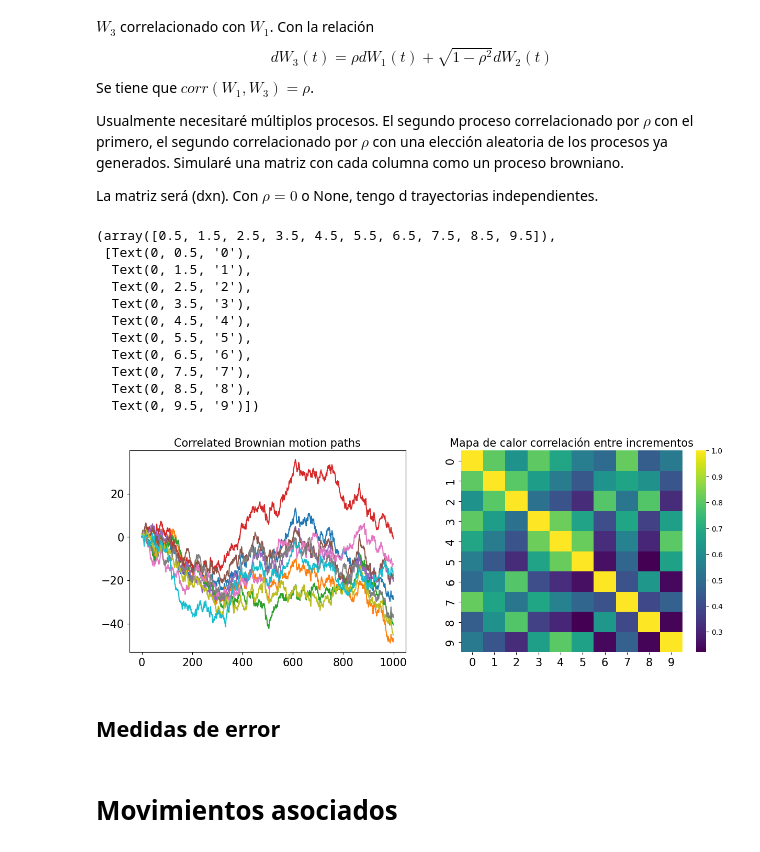
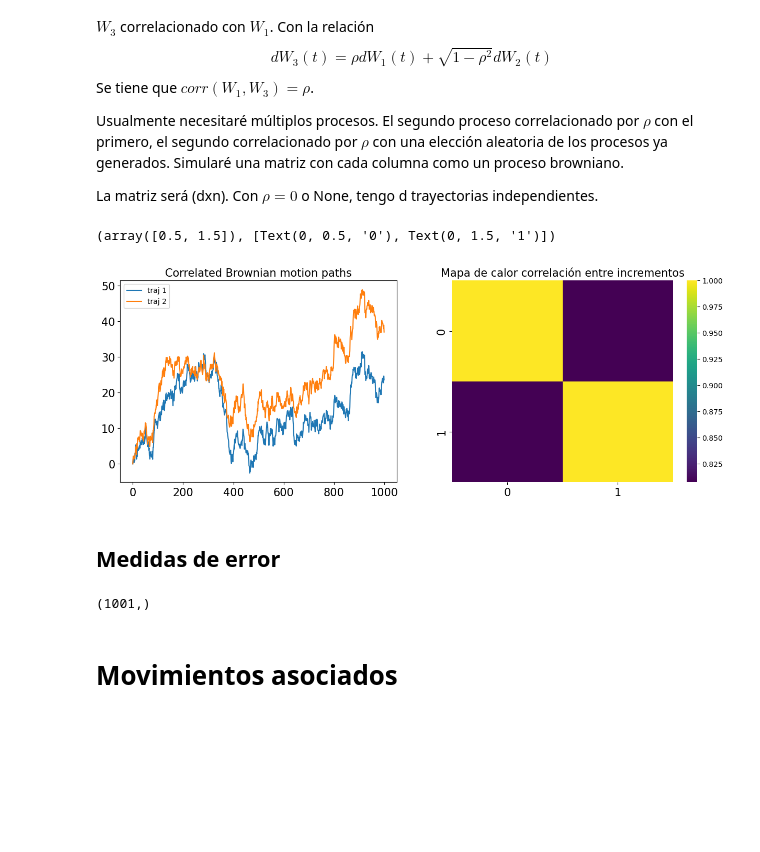
Before and after one commit to msanchezr99/Talleres_estocasticos1, a Jupyter notebook: Procesos_estoc_continuos/Proc_cont.ipynb, the cells around one changed output. Saved outputs shown, nothing was run; the diff lists cells and outputs as text; code cells hidden in the pictures; blank space fills up the shorter version.

```diff
--- a/Procesos_estoc_continuos/Proc_cont.ipynb
+++ b/Procesos_estoc_continuos/Proc_cont.ipynb
@@ -84,72 +84,48 @@ La matriz será (dxn). Con $\rho=0$ o None, tengo d trayectorias independientes.
 # %%
 T = 1_000
 #dt =1 --> T=n
-n_procs = 10
+n_procs = 2
 rho = 0.8
 
 #En caso de usar dt
 corr_Bs = bm.get_B_matrix(T, n_procs,rho=rho)
 corr_dBs=bm.dif_B(corr_Bs)
+
 #Plot
 fig = plt.figure(figsize=(15, 5))
-
 # paths
 title = "Correlated Brownian motion paths"
 plt.subplot(1, 2, 1)
 plt.plot(corr_Bs.T)
+plt.legend(["traj 1","traj 2"])
 plt.gca().set_title(title, fontsize=15)
 plt.xticks(fontsize=15)
 plt.yticks(fontsize=15)
 
 # correlation
 title = "Mapa de calor correlación entre incrementos"
 plt.subplot(1, 2, 2)
 # sns.heatmap(np.corrcoef(corr_Bs, rowvar=True), cmap="viridis") #Si lo hago con la matriz de las trayectorias no sería más preciso? Bsuco las correlaciones entre los W_t
 sns.heatmap(np.corrcoef(corr_dBs, rowvar=True), cmap="viridis")
 plt.gca().set_title(title, fontsize=15)
 plt.xticks(fontsize=15)
 plt.yticks(fontsize=15)
+
 # title = "Mapa de calor correlación entre trayectorias"
 # plt.subplot(1, 2, 2)
 # sns.heatmap(np.corrcoef(corr_Bs, rowvar=True), cmap="viridis") #Si lo hago con la matriz de las trayectorias no sería más preciso? Bsuco las correlaciones entre los W_t
 # plt.gca().set_title(title, fontsize=15)
 # plt.xticks(fontsize=15)
 # plt.yticks(fontsize=15)
 # %% [output]
-(array([0.5, 1.5, 2.5, 3.5, 4.5, 5.5, 6.5, 7.5, 8.5, 9.5]),
- [Text(0, 0.5, '0'),
-  Text(0, 1.5, '1'),
-  Text(0, 2.5, '2'),
-  Text(0, 3.5, '3'),
-  Text(0, 4.5, '4'),
-  Text(0, 5.5, '5'),
-  Text(0, 6.5, '6'),
-  Text(0, 7.5, '7'),
-  Text(0, 8.5, '8'),
-  Text(0, 9.5, '9')])
+(array([0.5, 1.5]), [Text(0, 0.5, '0'), Text(0, 1.5, '1')])
-[figure, old version]
+[figure, new version]
 # %% [markdown]
 ## Medidas de error
 # %%
 ###Obtención de estadísticos de matriz de datos (d x n) tomando cada columna (tiempo t) como variable
-def empiric_matrix_stats(B:np.array):
-    """
-    Recibe:
-    B: matriz (d x n) de d trayectorias de dimensión n.
-    Retorna:
-    mu_hat_t: vector de función esperanza estimada (func de t) y
-    cov_hat_st: matriz que estima función de covarianza (func de s y t).
-    En cada caso, mu_hat_t[i] será la estimación de E(W_{i*dt}) mientras que
-    cov_hat_st[i,j] será estimación de Cov(W_{i*dt},W_{j*dt}) para el dt elegido al momento de simular.
+print(np.linspace(0,n,n+1).shape)
 
-    """
-    if B.ndim==1:
-        raise Exception("Argument not a matrix")
-    else:
-        d,n=B.shape
-        mu_hat_t=np.mean(B,axis=0)
-        cov_hat_st=np.cov(B,rowvar=False) #Puedo obtener la estimación de varianzas con np.diag(cov)
-    return mu_hat_t, cov_hat_st
 
 
 ###Medidas de error:
@@ -158,6 +134,8 @@ def mse(y:np.array,y_hat:np.array)->float:
 
 def mae(y:np.array,y_hat:np.array)->float:
     return np.mean(np.abs(y-y_hat))
+# %% [output]
+(1001,)
 # %% [markdown]
 # Movimientos asociados
 # %% [markdown]
```
Also changed, not shown: parts of 1 cell of this notebook, 2 other files.
